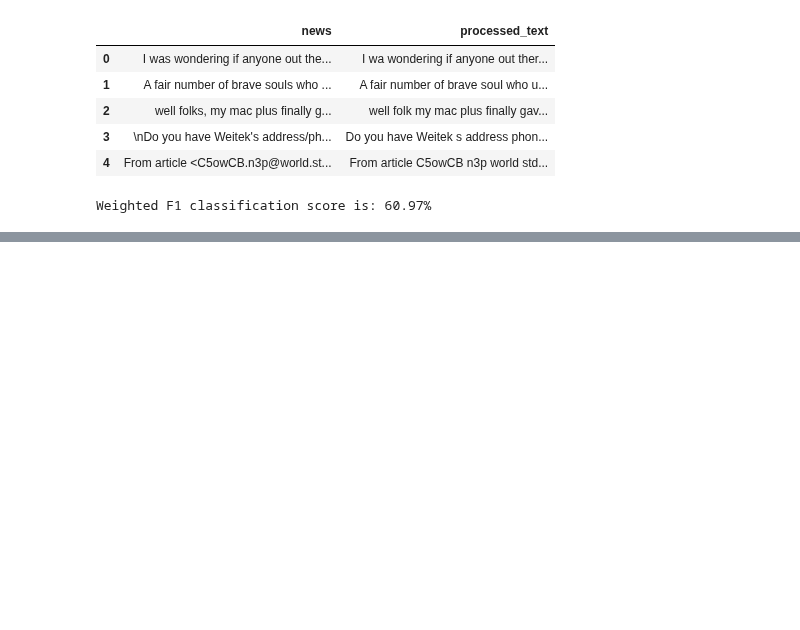
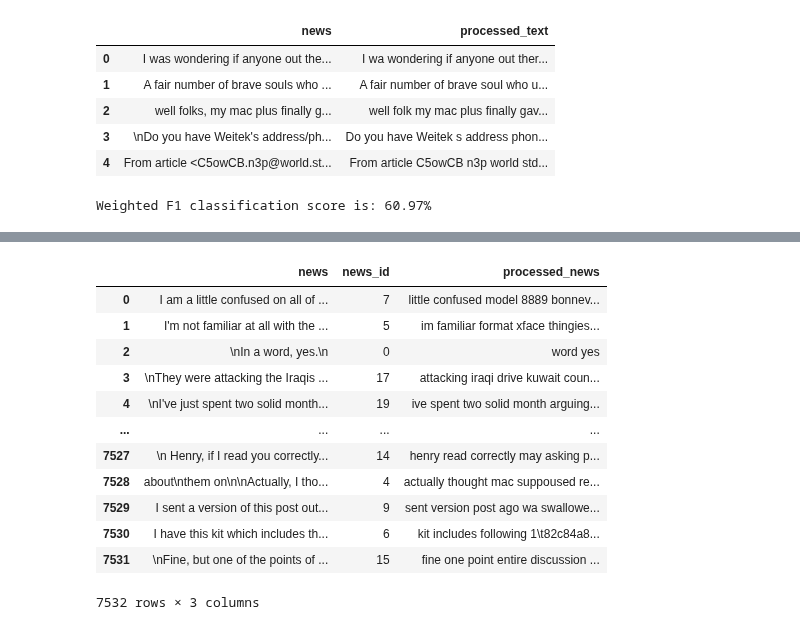
Before and after one commit to foukonana/MSc_MachineLearning_Asgmts, a Jupyter notebook: Assignments/Asgmt5_BayesianLearning/asgmt5_afoudouli.ipynb, the cells around one changed output, grey strips where cells are left out. Cells and saved outputs as stored; diff of their text form; code cells hidden in the pictures; blank space fills up the shorter version.

```diff
--- a/Assignments/Asgmt5_BayesianLearning/asgmt5_afoudouli.ipynb
+++ b/Assignments/Asgmt5_BayesianLearning/asgmt5_afoudouli.ipynb
@@ -155,0 +213,12 @@ from nltk.stem import WordNetLemmatizer
+# %%
+wordnet_lemmatizer = WordNetLemmatizer()
+X_train_df['processed_news'] = X_train_df['processed_news'].apply(lambda x: ' '.join([wordnet_lemmatizer.lemmatize(word) for word in x.split(' ')]))
+# %%
+stop = stopwords.words('english')
+X_train_df['processed_news'] = X_train_df['processed_news'].apply(lambda x: ' '.join([word for word in x.split(' ') if word not in stop]))
+# %%
+X_test_df = pd.DataFrame(X_test.data)
+X_test_df.columns=['news']
+X_test_df['news_id'] = X_test.target
+
+X_test_df['processed_news'] = X_test_df['news'].str.replace("\r", " ").str.replace("\n", " ").str.replace('"', '').str.replace("'s", "").apply(lambda x: re.sub(r'[^\w\s]','',x)).str.lower().str.replace("  ", " ").apply(lambda x: ' '.join([wordnet_lemmatizer.lemmatize(word) for word in x.split(' ')])).apply(lambda x: ' '.join([word for word in x.split(' ') if word not in stop]))
@@ -155,0 +227,16 @@ from nltk.stem import WordNetLemmatizer
+# %%
+X_test_df
+# %% [output]
+|  | news | news_id | processed_news |
+| 0 | I am a little confused on all of ... | 7 | little confused model 8889 bonnev... |
+| 1 | I'm not familiar at all with the ... | 5 | im familiar format xface thingies... |
+| 2 | \nIn a word, yes.\n | 0 | word yes |
+| 3 | \nThey were attacking the Iraqis ... | 17 | attacking iraqi drive kuwait coun... |
+| 4 | \nI've just spent two solid month... | 19 | ive spent two solid month arguing... |
+| ... | ... | ... | ... |
+| 7527 | \n Henry, if I read you correctly... | 14 | henry read correctly may asking p... |
+| 7528 | about\nthem on\n\nActually, I tho... | 4 | actually thought mac suppoused re... |
+| 7529 | I sent a version of this post out... | 9 | sent version post ago wa swallowe... |
+| 7530 | I have this kit which includes th... | 6 | kit includes following 1\t82c84a8... |
+| 7531 | \nFine, but one of the points of ... | 15 | fine one point entire discussion ... |
+7532 rows × 3 columns
```
Also changed, not shown: parts of 13 cells of this notebook.
